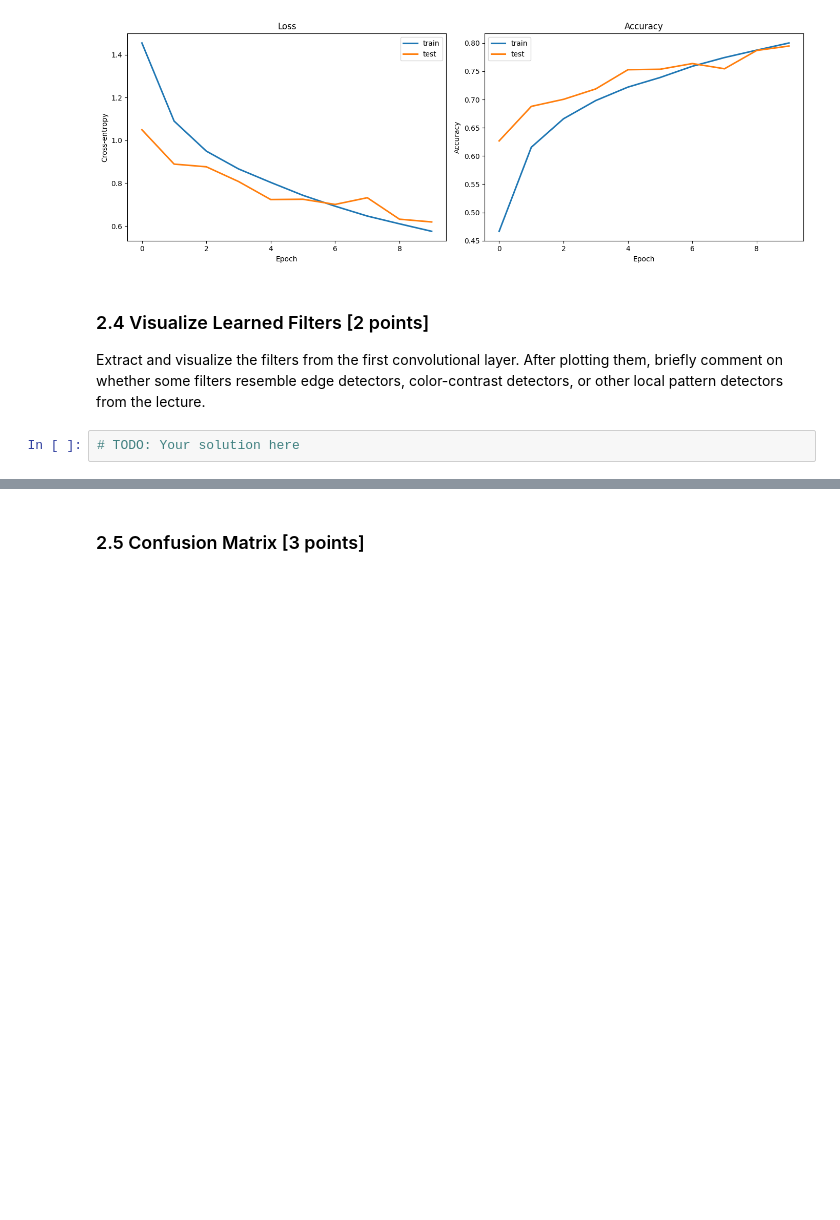
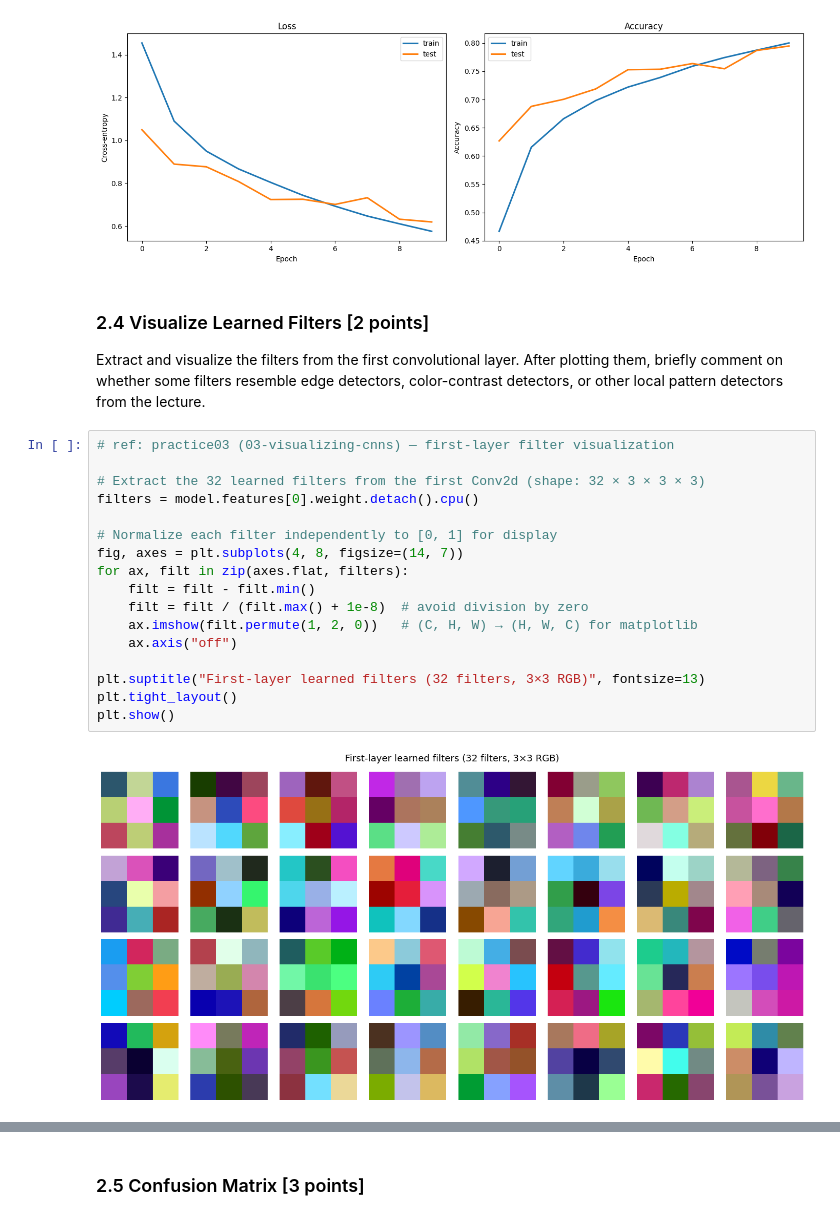
Before and after one commit to MustafaNatur/Introduction-to-Deep-Learning-course, a Jupyter notebook: exercise03-cnn/exercise03-cnn.ipynb, the cells around one changed output, grey strips where cells are left out. Saved outputs shown, nothing was run; the diff lists cells and outputs as text; blank space fills up the shorter version.

```diff
--- a/exercise03-cnn/exercise03-cnn.ipynb
+++ b/exercise03-cnn/exercise03-cnn.ipynb
@@ -426,4 +426,21 @@ After plotting them, briefly comment on whether some filters resemble
 edge detectors, color-contrast detectors, or other local pattern
 detectors from the lecture.
 # %%
-# TODO: Your solution here
+# ref: practice03 (03-visualizing-cnns) — first-layer filter visualization
+
+# Extract the 32 learned filters from the first Conv2d (shape: 32 × 3 × 3 × 3)
+filters = model.features[0].weight.detach().cpu()
+
+# Normalize each filter independently to [0, 1] for display
+fig, axes = plt.subplots(4, 8, figsize=(14, 7))
+for ax, filt in zip(axes.flat, filters):
+    filt = filt - filt.min()
+    filt = filt / (filt.max() + 1e-8)  # avoid division by zero
+    ax.imshow(filt.permute(1, 2, 0))   # (C, H, W) → (H, W, C) for matplotlib
+    ax.axis("off")
+
+plt.suptitle("First-layer learned filters (32 filters, 3×3 RGB)", fontsize=13)
+plt.tight_layout()
+plt.show()
+# %% [output]
+[figure, added]
```
Also changed, not shown: parts of 2 cells of this notebook.
